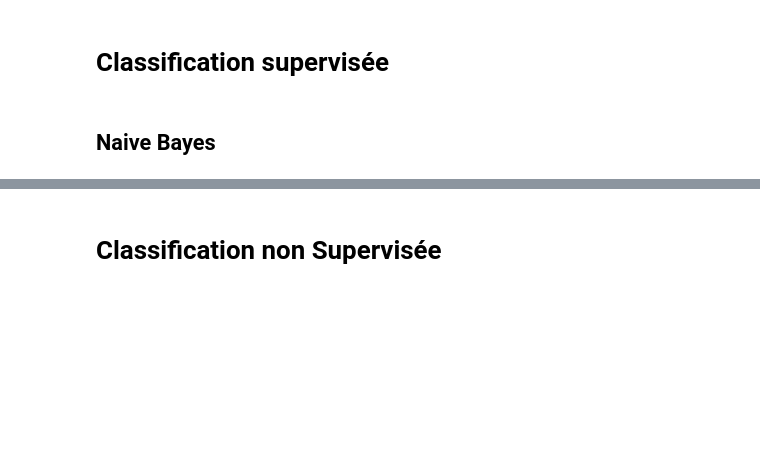
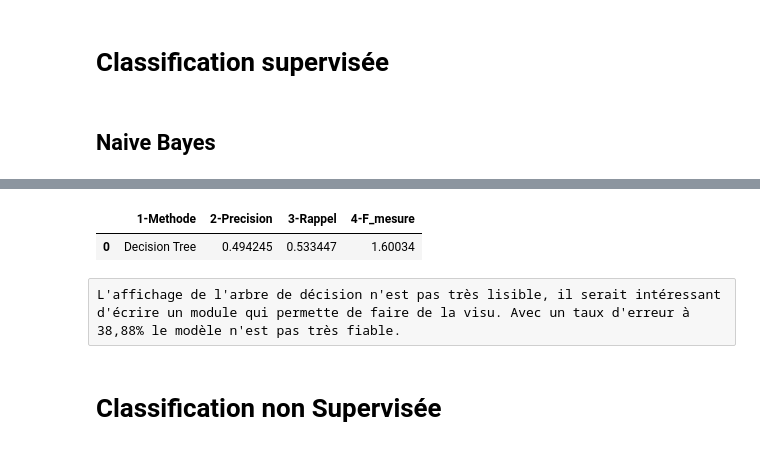
Before and after one commit to noemieSP/ML_Spark, a Jupyter notebook: ML_Spark.ipynb, the cells around one changed output, grey strips where cells are left out. Drawn from its saved outputs; the diff is of its cells as text; code cells hidden in the pictures; blank space fills up the shorter version.

```diff
--- a/ML_Spark.ipynb
+++ b/ML_Spark.ipynb
@@ -149,0 +150,22 @@ data
+# %%
+from pyspark.mllib.tree import DecisionTree, DecisionTreeModel
+
+data = sc.textFile("file:/C:/spark-1.6.0-bin-hadoop2.4/glass_svm.csv")
+
+# suppression du header
+nomColInit = data.first()
+data2 = data.filter(lambda line: nomColInit != line)
+data = data2.map(utils_mesure.parseLine)
+
+# Echantillonnage 60% entrainement et 40% test
+training, test = data.randomSplit([0.6, 0.4], seed=0)
+# Construction du modèle
+model = DecisionTree.trainClassifier(training, numClasses=7, categoricalFeaturesInfo={},
+                                     impurity='entropy', maxDepth=10, maxBins=32)
+# Test
+predictions = model.predict(test.map(lambda x: x.features))
+labelsAndPredictions = test.map(lambda lp: lp.label).zip(predictions)
+testErr = labelsAndPredictions.filter(lambda (v, p): v != p).count() / float(test.count())
+print('Test Error = ' + str(testErr))
+print('Learned classification tree model:')
+print(model.toDebugString())
@@ -150,3 +190,10 @@ data
+# %%
+utils_mesure.tabSum(labelsAndPredictions, 7, 'Decision Tree')
+# %% [output]
+|  | 1-Methode | 2-Precision | 3-Rappel | 4-F_mesure |
+| 0 | Decision Tree | 0.494245 | 0.533447 | 1.60034 |
+# %% [raw]
+L'affichage de l'arbre de décision n'est pas très lisible, il serait intéressant d'écrire un module qui permette de faire de la visu. Avec un taux d'erreur à 38,88% le modèle n'est pas très fiable.
 # %% [markdown]
 # Classification non Supervisée
 # %% [markdown]
```
Also changed, not shown: parts of 19 cells of this notebook, 3 other files.
